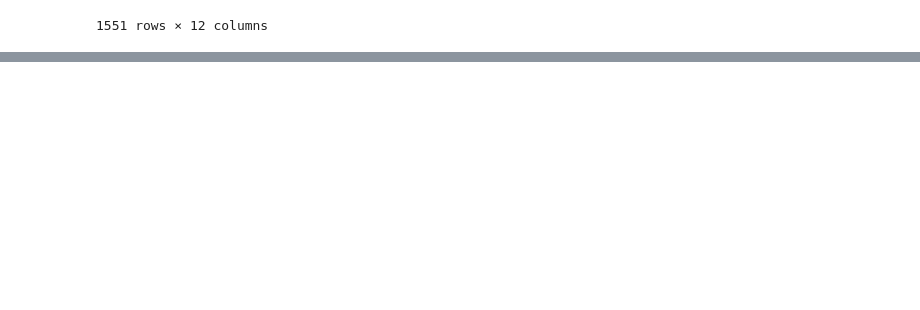
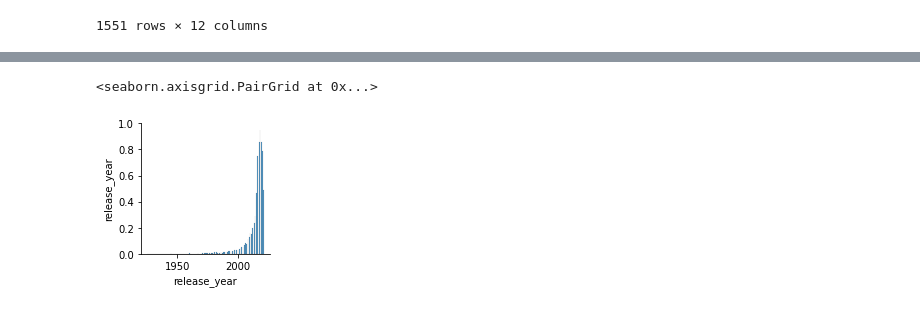
Before and after one commit to pkmariya/Python, a Jupyter notebook: NetflixProject_Mariya_DSMLJune22.ipynb, the cells around one changed output, grey strips where cells are left out. Drawn from its saved outputs; the diff is of its cells as text; code cells hidden in the pictures; blank space fills up the shorter version.

```diff
--- a/NetflixProject_Mariya_DSMLJune22.ipynb
+++ b/NetflixProject_Mariya_DSMLJune22.ipynb
@@ -405,0 +486,5 @@ month_wise_list
+# %%
+sns.pairplot(data=tips)
+# %% [output]
+<seaborn.axisgrid.PairGrid at 0x...>
+[figure, added]
```
Also changed, not shown: parts of 14 cells of this notebook.
